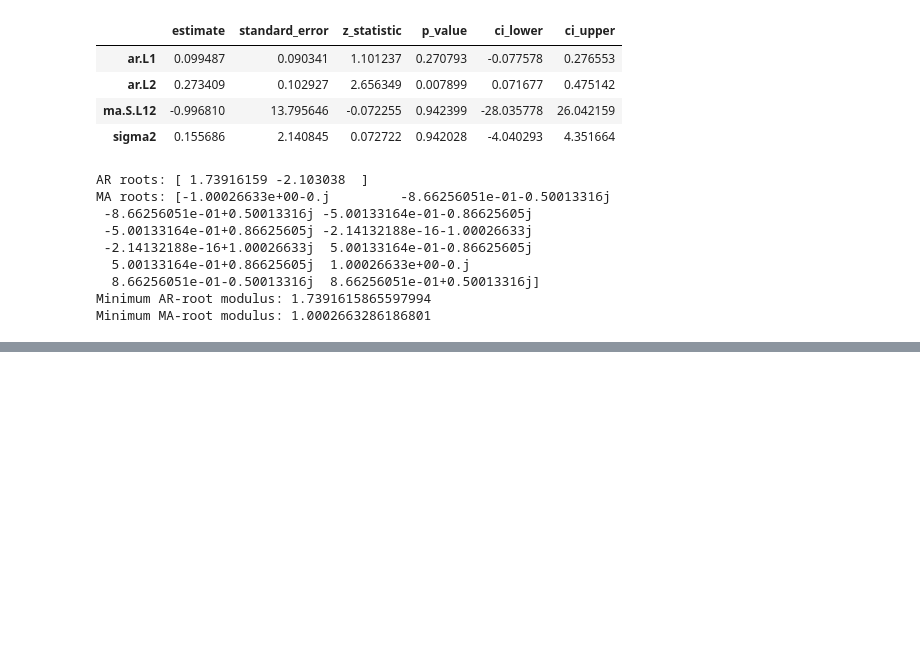
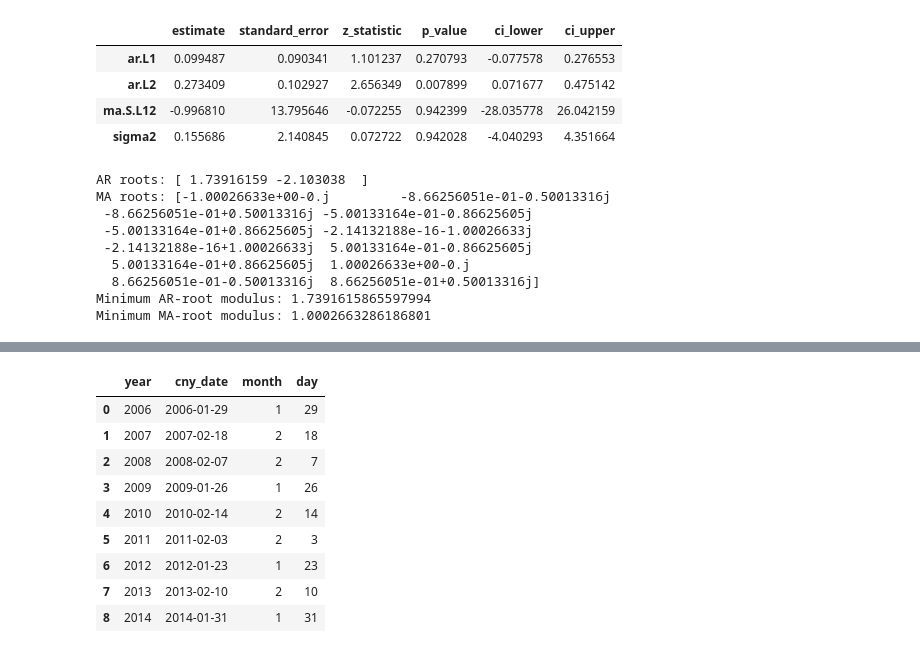
Before and after one commit to DarrenTay3142/DS607-Project---China-Inflation-Forecasting, a Jupyter notebook: notebooks/03_sarima_development.ipynb, the cells around one changed output, grey strips where cells are left out. Saved outputs shown, nothing was run; the diff lists cells and outputs as text; code cells hidden in the pictures; blank space fills up the shorter version.

```diff
--- a/notebooks/03_sarima_development.ipynb
+++ b/notebooks/03_sarima_development.ipynb
@@ -1615,0 +1652,6 @@ Minimum MA-root modulus: 1.0002663286186801
+# %%
+cny_development = cny_calendar.loc[
+    cny_calendar["year"].between(2006, 2014)
+].copy()
+
+cny_development
@@ -1615,0 +1669,16 @@ Minimum MA-root modulus: 1.0002663286186801
+# %%
+cny_development.assign(
+    month=cny_development["cny_date"].dt.month,
+    day=cny_development["cny_date"].dt.day,
+)
+# %% [output]
+|  | year | cny_date | month | day |
+| 0 | 2006 | 2006-01-29 | 1 | 29 |
+| 1 | 2007 | 2007-02-18 | 2 | 18 |
+| 2 | 2008 | 2008-02-07 | 2 | 7 |
+| 3 | 2009 | 2009-01-26 | 1 | 26 |
+| 4 | 2010 | 2010-02-14 | 2 | 14 |
+| 5 | 2011 | 2011-02-03 | 2 | 3 |
+| 6 | 2012 | 2012-01-23 | 1 | 23 |
+| 7 | 2013 | 2013-02-10 | 2 | 10 |
+| 8 | 2014 | 2014-01-31 | 1 | 31 |
```
Also changed, not shown: parts of 2 cells of this notebook, 3 other files.
